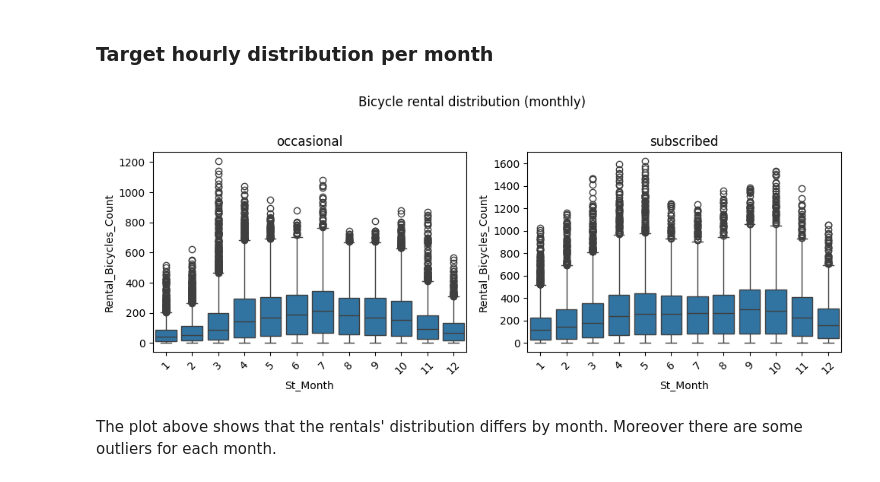
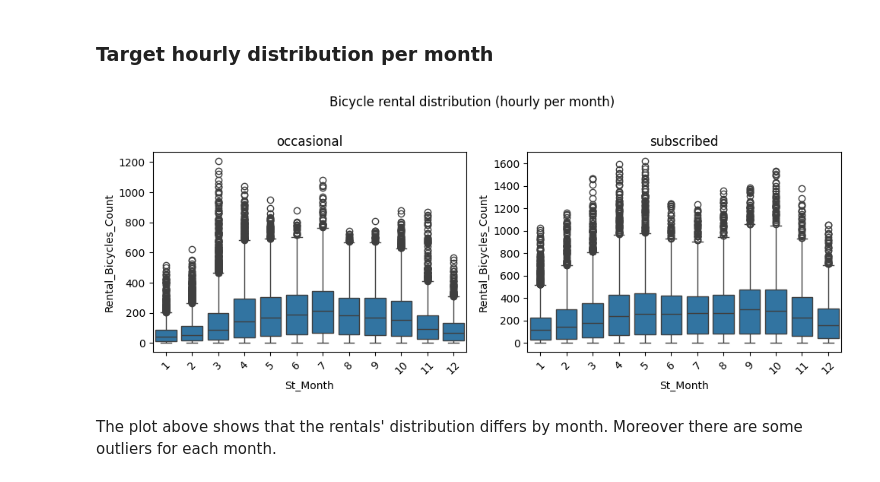
Before and after one commit to VaheC/MH_BicycleDemand_Hackathon, a Jupyter notebook: eda.ipynb, the cells around one changed output. Drawn from its saved outputs; the diff is of its cells as text; code cells hidden in the pictures.

```diff
--- a/eda.ipynb
+++ b/eda.ipynb
@@ -474,20 +474,20 @@ Though the charts above don't show clear patterns in bycicles' rentals per day,
 # %%
 plot_idx = 0
 
 plt.figure(figsize=(10, 4))
 
 for user_type in train_df['User_type'].unique():
 
     plot_idx += 1
 
     plt.subplot(1, 2, plot_idx)
     sns.boxplot(x='St_Month', y='Rental_Bicycles_Count', data=train_df[train_df['User_type']==user_type]);
     plt.title(f"{user_type}")
     plt.xticks(rotation=45)
 
-plt.suptitle('Bicycle rental distribution (monthly)', y=1.01)
+plt.suptitle('Bicycle rental distribution (hourly per month)', y=1.01)
 plt.tight_layout()
 # %% [output]
-[figure, old version]
+[figure, new version]
 # %% [markdown]
 The plot above shows that the rentals' distribution differs by month. Moreover there are some outliers for each month.
```
Also changed, not shown: parts of 3 cells of this notebook.
